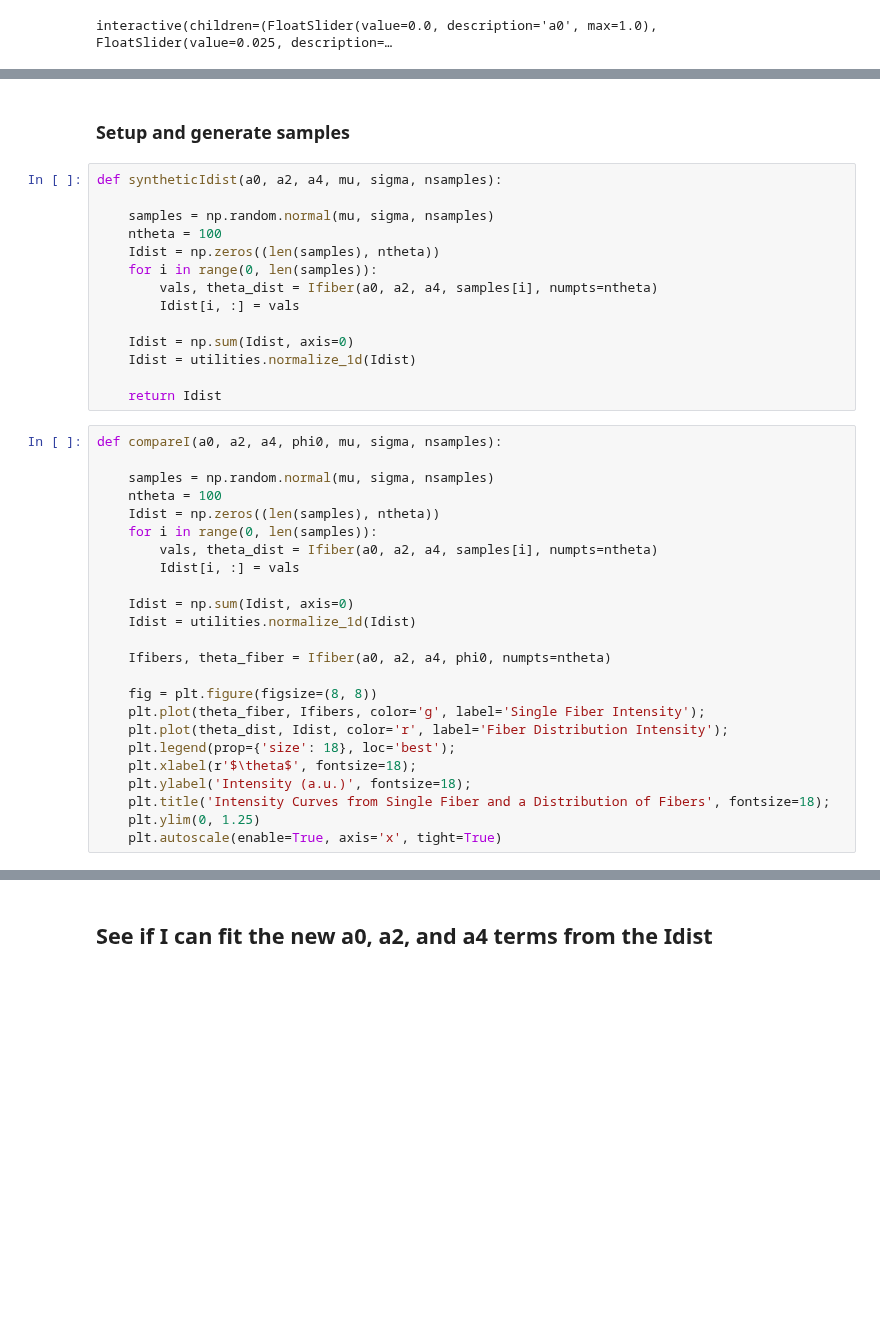
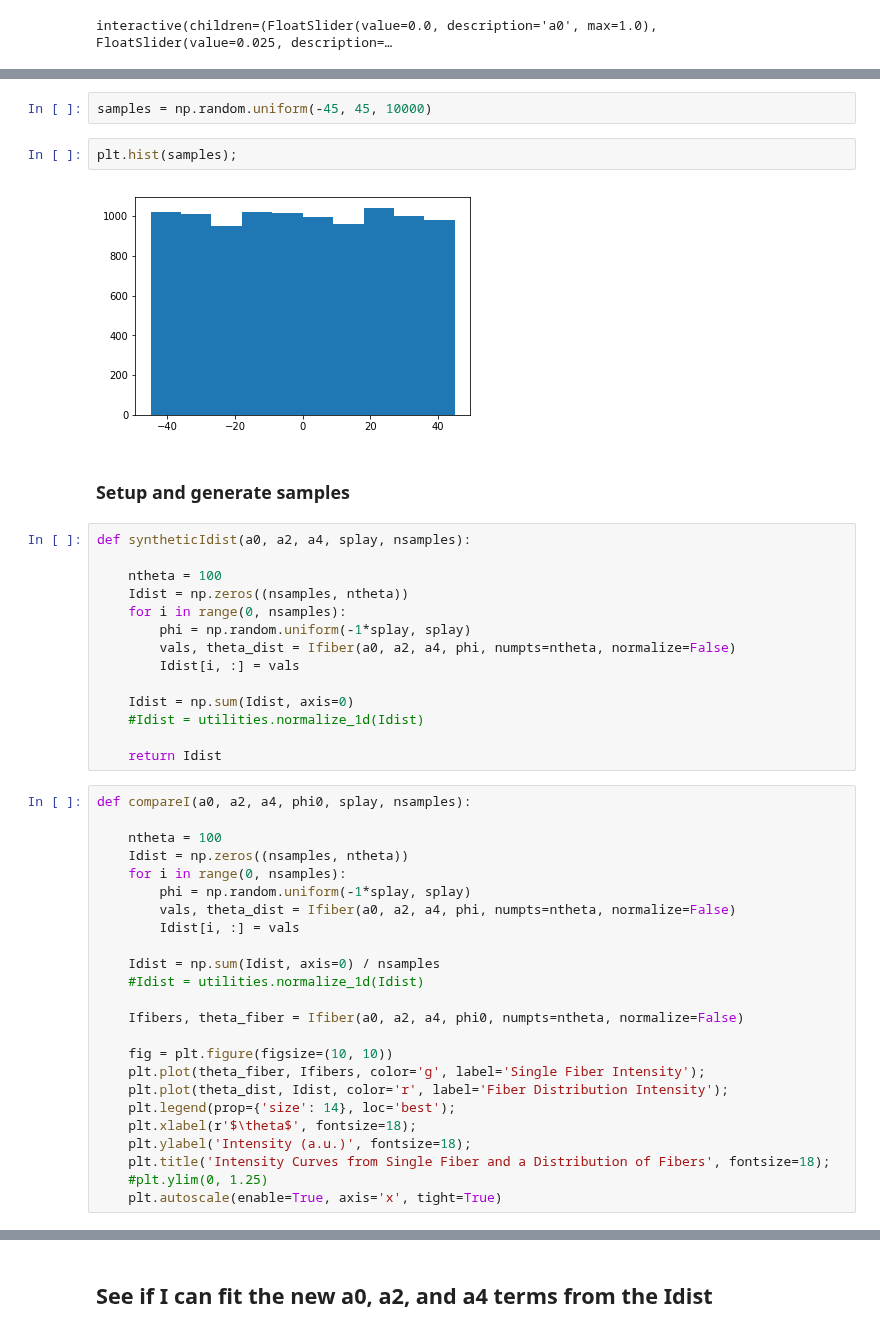
Before and after one commit to mfkiwl/splineDIC, a Jupyter notebook: notebooks/exploratory/stp_explore_ODF_extraction.ipynb, the cells around one changed output, grey strips where cells are left out. Drawn from its saved outputs; the diff is of its cells as text; blank space fills up the shorter version.

```diff
--- a/notebooks/exploratory/stp_explore_ODF_extraction.ipynb
+++ b/notebooks/exploratory/stp_explore_ODF_extraction.ipynb
@@ -86,41 +102,47 @@ interactive(children=(FloatSlider(value=0.0, description='a0', max=1.0), FloatSl
+# %%
+samples = np.random.uniform(-45, 45, 10000)
+# %%
+plt.hist(samples);
+# %% [output]
+[figure, added]
 # %% [markdown]
 ### Setup and generate samples
 # %%
-def syntheticIdist(a0, a2, a4, mu, sigma, nsamples):
+def syntheticIdist(a0, a2, a4, splay, nsamples):
 
-    samples = np.random.normal(mu, sigma, nsamples)
     ntheta = 100
-    Idist = np.zeros((len(samples), ntheta))
-    for i in range(0, len(samples)):
-        vals, theta_dist = Ifiber(a0, a2, a4, samples[i], numpts=ntheta)
+    Idist = np.zeros((nsamples, ntheta))
+    for i in range(0, nsamples):
+        phi = np.random.uniform(-1*splay, splay)
+        vals, theta_dist = Ifiber(a0, a2, a4, phi, numpts=ntheta, normalize=False)
         Idist[i, :] = vals
 
     Idist = np.sum(Idist, axis=0)
-    Idist = utilities.normalize_1d(Idist)
+    #Idist = utilities.normalize_1d(Idist)
 
     return Idist
 # %%
-def compareI(a0, a2, a4, phi0, mu, sigma, nsamples):
+def compareI(a0, a2, a4, phi0, splay, nsamples):
 
-    samples = np.random.normal(mu, sigma, nsamples)
     ntheta = 100
-    Idist = np.zeros((len(samples), ntheta))
-    for i in range(0, len(samples)):
-        vals, theta_dist = Ifiber(a0, a2, a4, samples[i], numpts=ntheta)
+    Idist = np.zeros((nsamples, ntheta))
+    for i in range(0, nsamples):
+        phi = np.random.uniform(-1*splay, splay)
+        vals, theta_dist = Ifiber(a0, a2, a4, phi, numpts=ntheta, normalize=False)
         Idist[i, :] = vals
 
-    Idist = np.sum(Idist, axis=0)
-    Idist = utilities.normalize_1d(Idist)
+    Idist = np.sum(Idist, axis=0) / nsamples
+    #Idist = utilities.normalize_1d(Idist)
 
-    Ifibers, theta_fiber = Ifiber(a0, a2, a4, phi0, numpts=ntheta)
+    Ifibers, theta_fiber = Ifiber(a0, a2, a4, phi0, numpts=ntheta, normalize=False)
 
-    fig = plt.figure(figsize=(8, 8))
+    fig = plt.figure(figsize=(10, 10))
     plt.plot(theta_fiber, Ifibers, color='g', label='Single Fiber Intensity');
     plt.plot(theta_dist, Idist, color='r', label='Fiber Distribution Intensity');
-    plt.legend(prop={'size': 18}, loc='best');
+    plt.legend(prop={'size': 14}, loc='best');
     plt.xlabel(r'$\theta$', fontsize=18);
     plt.ylabel('Intensity (a.u.)', fontsize=18);
     plt.title('Intensity Curves from Single Fiber and a Distribution of Fibers', fontsize=18);
-    plt.ylim(0, 1.25)
+    #plt.ylim(0, 1.25)
     plt.autoscale(enable=True, axis='x', tight=True)
 # %%
```
Also changed, not shown: parts of 13 cells of this notebook.
